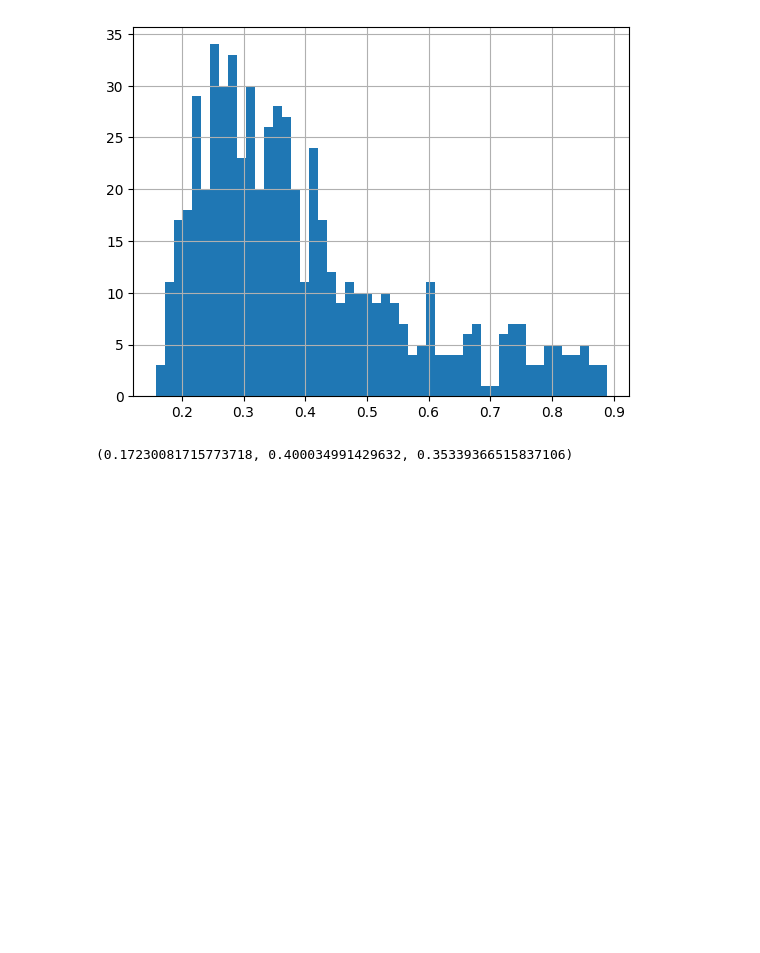
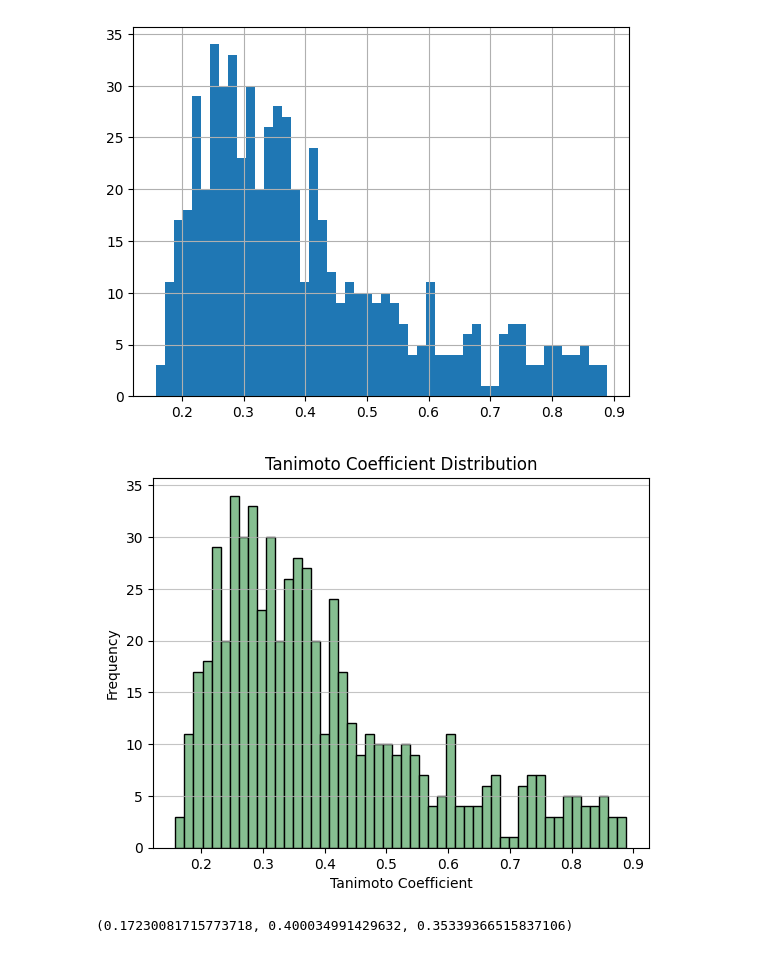
Before and after one commit to RowleyGroup/covalent-classifier, a Jupyter notebook: similarity_analysis.ipynb, the cells around one changed output. Saved outputs shown, nothing was run; the diff lists cells and outputs as text; code cells hidden in the pictures; blank space fills up the shorter version.

```diff
--- a/similarity_analysis.ipynb
+++ b/similarity_analysis.ipynb
@@ -51,6 +51,24 @@ df_test.tanimoto.hist(bins=50)
 # %% [output]
 <Axes: >
 [figure]
+# %%
+import matplotlib.pyplot as plt
+import numpy as np
+
+data = df_test.tanimoto.values
+
+# Create a histogram
+plt.hist(data, bins=50, color='#86bf91', edgecolor='black')
+
+plt.title('Tanimoto Coefficient Distribution')
+plt.xlabel('Tanimoto Coefficient')
+plt.ylabel('Frequency')
+
+plt.grid(axis='y', alpha=0.75)
+
+plt.show()
+# %% [output]
+[figure, added]
 # %%
 (
     df_test.tanimoto.std(),
```
